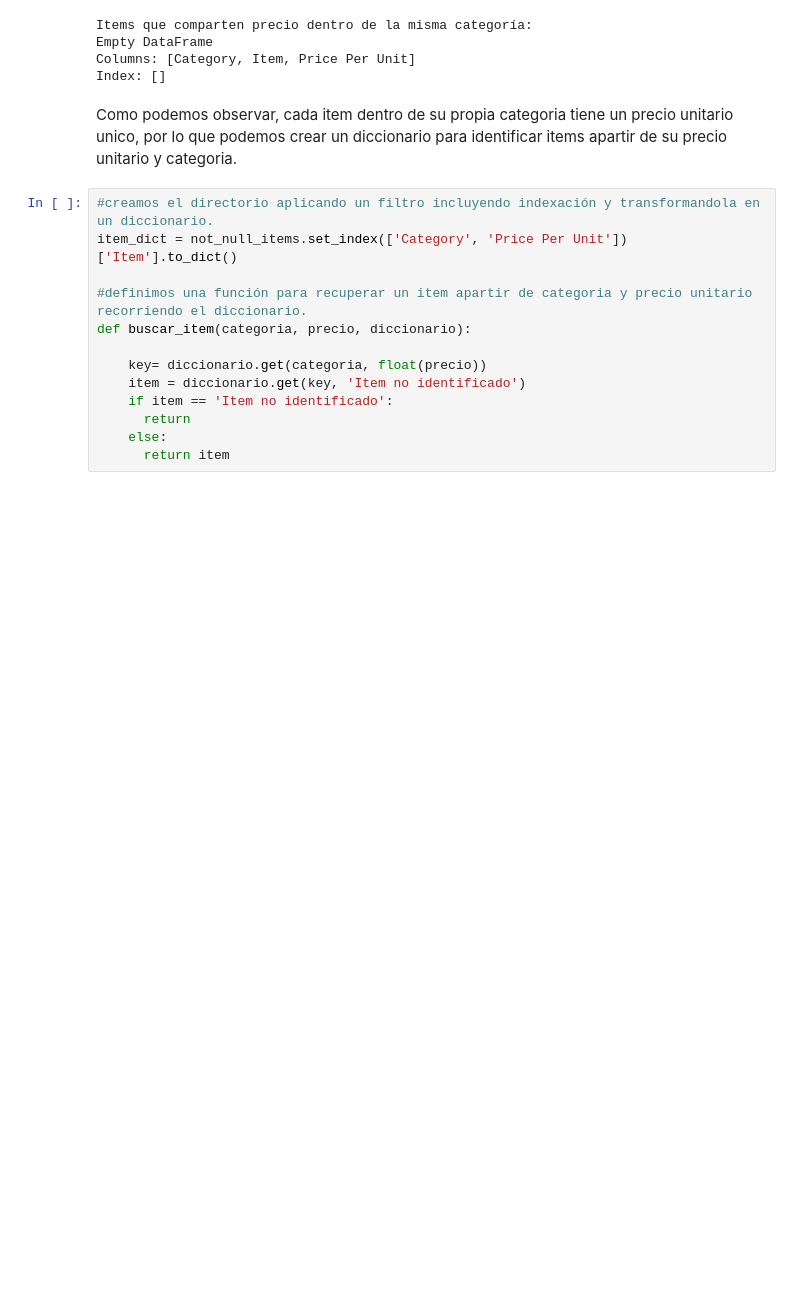
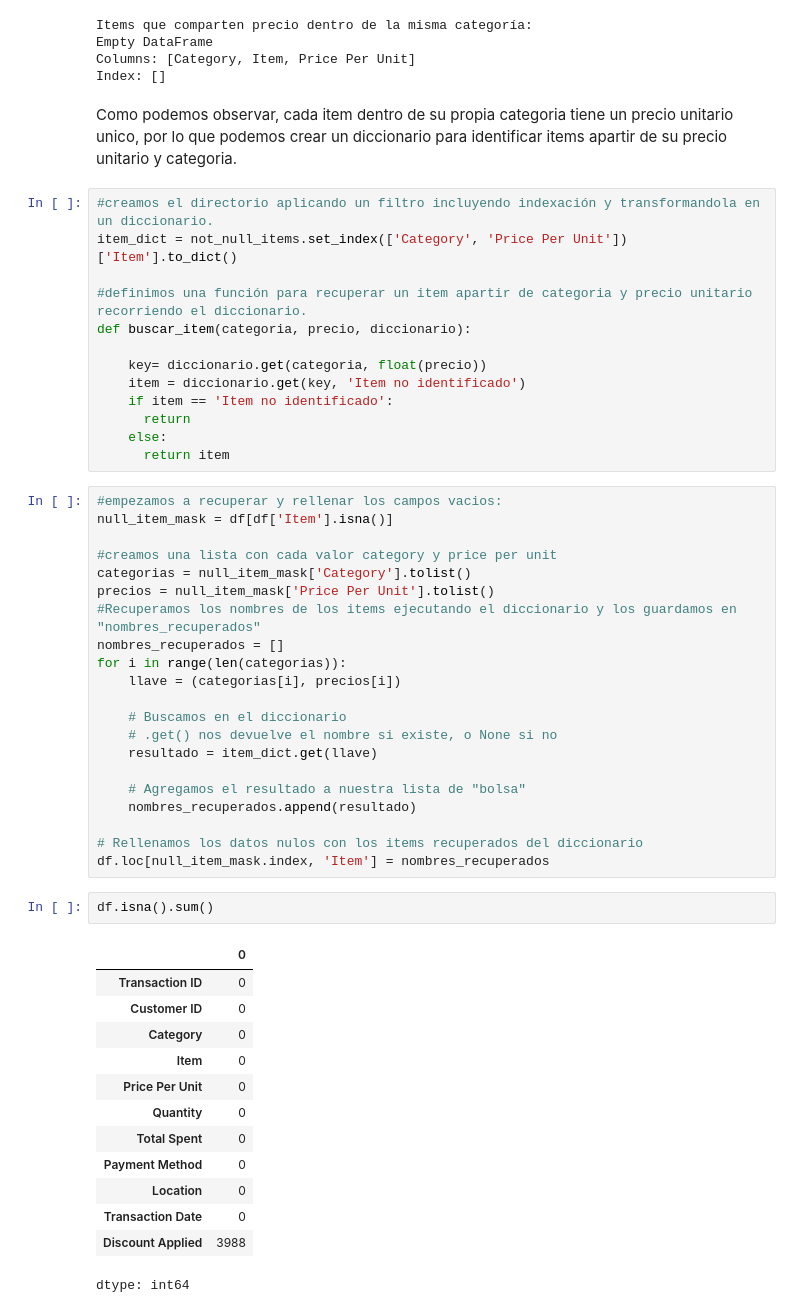
Before and after one commit to Paltaxd2/Evaluacion1_Programacion_Ciencia_Datos, a Jupyter notebook: Progra_EVA1_V001 (1).ipynb, the cells around one changed output. Saved outputs shown, nothing was run; the diff lists cells and outputs as text; blank space fills up the shorter version.

Commit message:
recuperado datos de items

```diff
--- a/Progra_EVA1_V001 (1).ipynb
+++ b/Progra_EVA1_V001 (1).ipynb
@@ -245,3 +245,40 @@ def buscar_item(categoria, precio, diccionario):
       return
     else:
       return item
+# %%
+#empezamos a recuperar y rellenar los campos vacios:
+null_item_mask = df[df['Item'].isna()]
+
+#creamos una lista con cada valor category y price per unit
+categorias = null_item_mask['Category'].tolist()
+precios = null_item_mask['Price Per Unit'].tolist()
+#Recuperamos los nombres de los items ejecutando el diccionario y los guardamos en "nombres_recuperados"
+nombres_recuperados = []
+for i in range(len(categorias)):
+    llave = (categorias[i], precios[i])
+
+    # Buscamos en el diccionario
+    # .get() nos devuelve el nombre si existe, o None si no
+    resultado = item_dict.get(llave)
+
+    # Agregamos el resultado a nuestra lista de "bolsa"
+    nombres_recuperados.append(resultado)
+
+# Rellenamos los datos nulos con los items recuperados del diccionario
+df.loc[null_item_mask.index, 'Item'] = nombres_recuperados
+# %%
+df.isna().sum()
+# %% [output]
+|  | 0 |
+| Transaction ID | 0 |
+| Customer ID | 0 |
+| Category | 0 |
+| Item | 0 |
+| Price Per Unit | 0 |
+| Quantity | 0 |
+| Total Spent | 0 |
+| Payment Method | 0 |
+| Location | 0 |
+| Transaction Date | 0 |
+| Discount Applied | 3988 |
+dtype: int64
```
Also changed, not shown: parts of 1 cell of this notebook.
